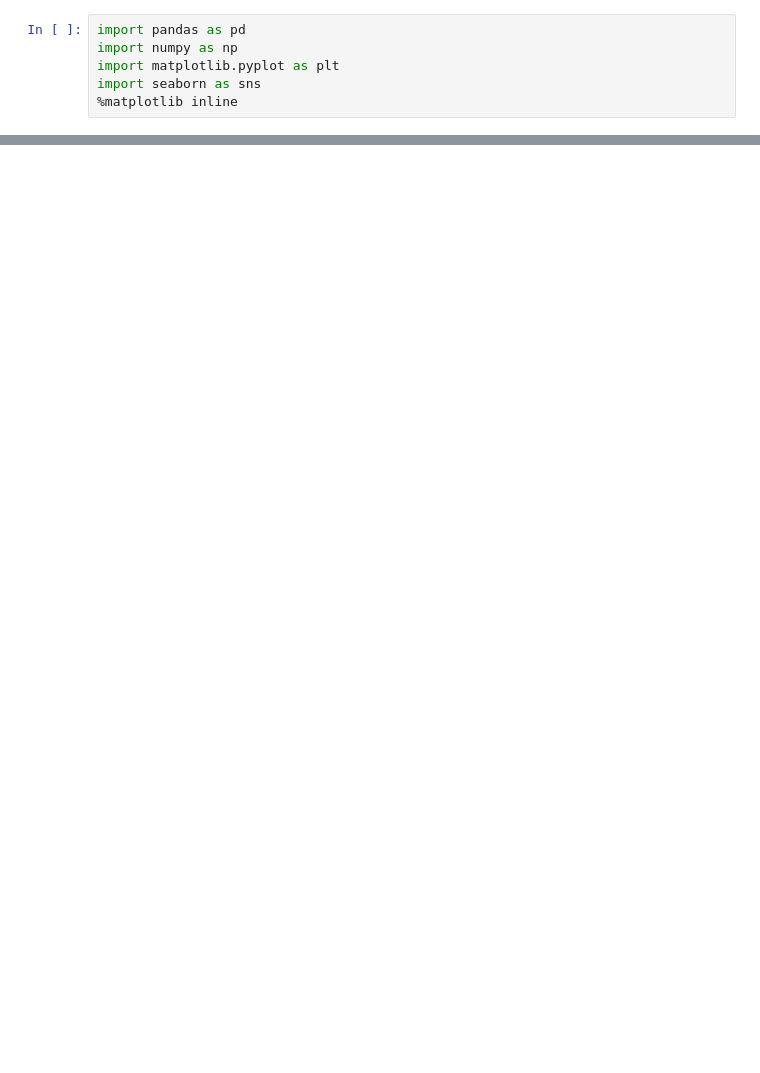
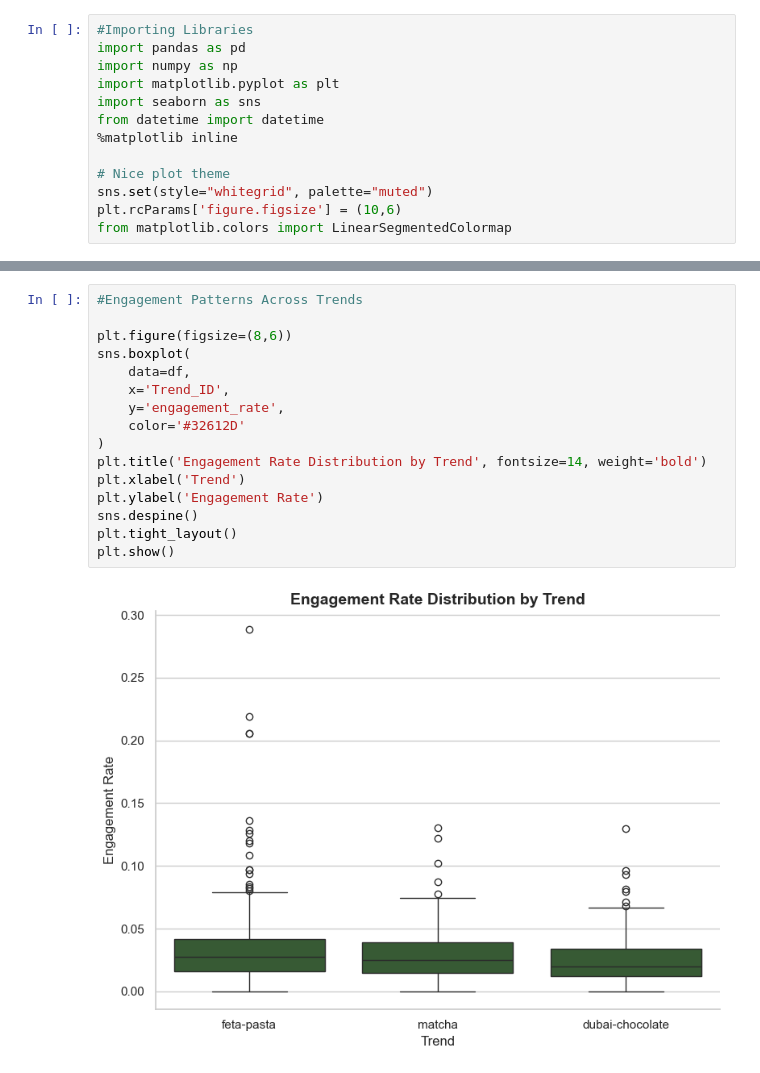
Before and after one commit to kzumreen/FoodTrendsPrediction, a Jupyter notebook: youtubedata.ipynb, the cells around one changed output, grey strips where cells are left out. Cells and saved outputs as stored; diff of their text form; blank space fills up the shorter version.

```diff
--- a/youtubedata.ipynb
+++ b/youtubedata.ipynb
@@ -3,6 +5,13 @@ Youtube Data EDA
 # %%
+#Importing Libraries
 import pandas as pd
 import numpy as np
 import matplotlib.pyplot as plt
 import seaborn as sns
+from datetime import datetime
 %matplotlib inline
+
+# Nice plot theme
+sns.set(style="whitegrid", palette="muted")
+plt.rcParams['figure.figsize'] = (10,6)
+from matplotlib.colors import LinearSegmentedColormap
@@ -140,0 +188,18 @@ plt.show()
+# %%
+#Engagement Patterns Across Trends
+
+plt.figure(figsize=(8,6))
+sns.boxplot(
+    data=df,
+    x='Trend_ID',
+    y='engagement_rate',
+    color='#32612D'
+)
+plt.title('Engagement Rate Distribution by Trend', fontsize=14, weight='bold')
+plt.xlabel('Trend')
+plt.ylabel('Engagement Rate')
+sns.despine()
+plt.tight_layout()
+plt.show()
+# %% [output]
+[figure, added]
```
Also changed, not shown: parts of 31 cells of this notebook.
